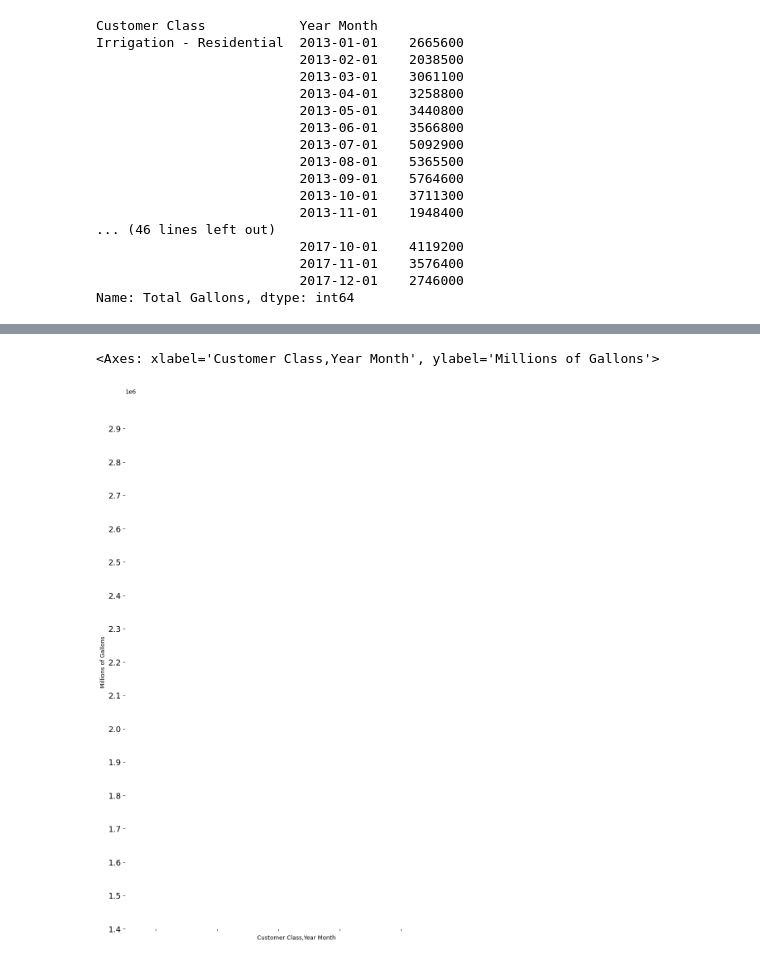
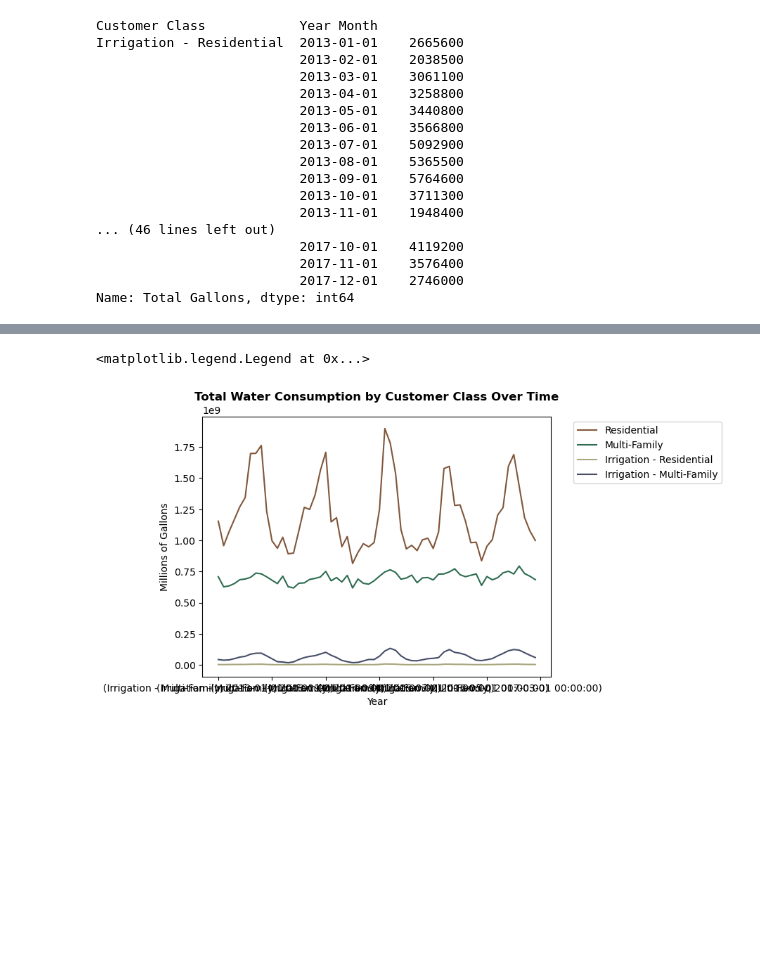
Before and after one commit to kadyepley/project-one, a Jupyter notebook: AustinWeather/Austin_project.ipynb, the cells around one changed output, grey strips where cells are left out. Cells and saved outputs as stored; diff of their text form; code cells hidden in the pictures; blank space fills up the shorter version.

Commit message:
Line Chart Added - need to fix x-axis

```diff
--- a/AustinWeather/Austin_project.ipynb
+++ b/AustinWeather/Austin_project.ipynb
@@ -211,28 +195,16 @@ Text(0, 0.5, 'Millions of Gallons')
-# %%
-fig, ax = plt.subplots(1, 1, figsize=(12, 14))
-
-ax.spines['top'].set_visible(False)
-ax.spines['bottom'].set_visible(False)
-ax.spines['right'].set_visible(False)
-ax.spines['left'].set_visible(False)
-
-plt.xlabel('Year')
-plt.ylabel('Millions of Gallons')
-
-ax.set_xlim(2012.5, 2018.1)
-ax.set_ylim(1400000, 3000000)
-
-ax.get_xaxis().tick_bottom()
-ax.get_yaxis().tick_left()
-
-fig.subplots_adjust(left=.06, right=.75, bottom=.02, top=.94)
-
-# Formatting the ticks and the grid
-plt.xticks(range(2013, 2018, 1), fontsize=14)
-plt.yticks(range(1400000, 3000000, 100000), fontsize=14)
-
-
-m_fam_totals.plot()
-# %% [output]
-<Axes: xlabel='Customer Class,Year Month', ylabel='Millions of Gallons'>
-[figure, removed]
+# %%
+# Plotting the filtered datasets for each customer class
+residential_totals.plot(color="#81573B")
+m_fam_totals.plot(color="#2E6D4F")
+irr_res_totals.plot(color="#A9A57C")
+irr_m_fam_totals.plot(color="#464E68")
+
+# Setting the labels and title
+plt.xlabel('Year')
+plt.ylabel('Millions of Gallons')
+plt.title('Total Water Consumption by Customer Class Over Time', weight="bold")
+
+plt.legend(['Residential', 'Multi-Family','Irrigation - Residential', 'Irrigation - Multi-Family'], bbox_to_anchor=(1.05, 1))
+# %% [output]
+<matplotlib.legend.Legend at 0x...>
+[figure, added]
```
Also changed, not shown: parts of 1 cell of this notebook.
